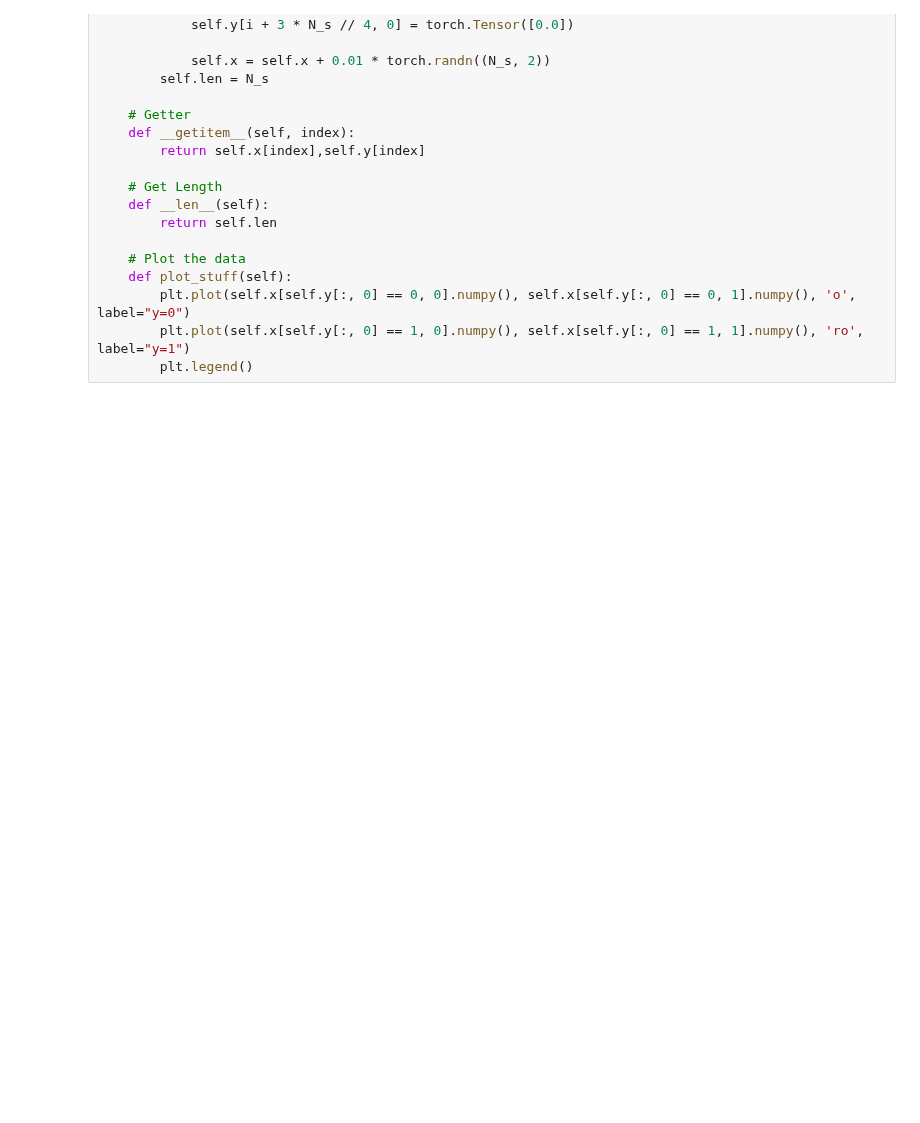
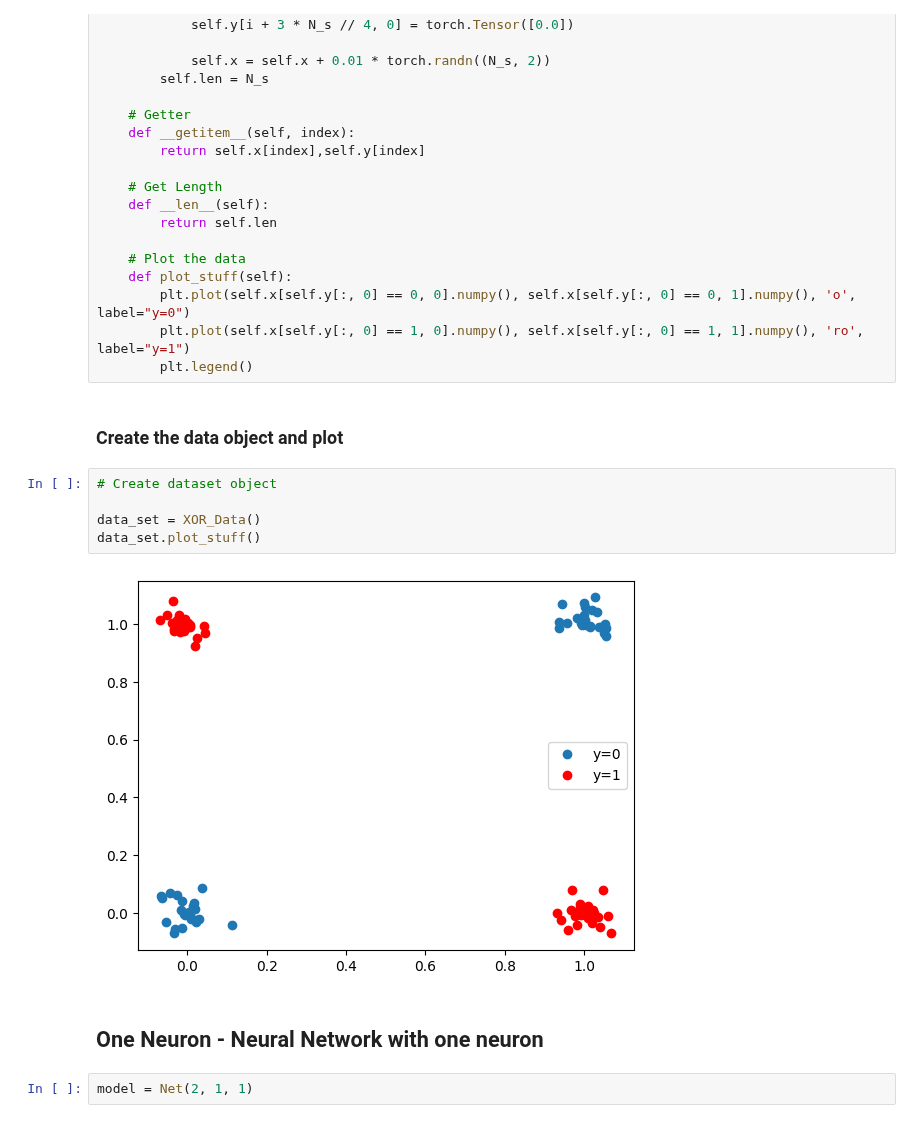
Before and after one commit to AjBorbzz/DataScience_AI_ML, a Jupyter notebook: PyTorch/IBM_Pytorch/DeepLearning_with_Pytorch/Neural_Network_One_Hidden_layer.ipynb, the cells around one changed output. Drawn from its saved outputs; the diff is of its cells as text; blank space fills up the shorter version.

Commit message:
One neuron and train

```diff
--- a/PyTorch/IBM_Pytorch/DeepLearning_with_Pytorch/Neural_Network_One_Hidden_layer.ipynb
+++ b/PyTorch/IBM_Pytorch/DeepLearning_with_Pytorch/Neural_Network_One_Hidden_layer.ipynb
@@ -134,3 +134,16 @@ class XOR_Data(Dataset):
         plt.plot(self.x[self.y[:, 0] == 0, 0].numpy(), self.x[self.y[:, 0] == 0, 1].numpy(), 'o', label="y=0")
         plt.plot(self.x[self.y[:, 0] == 1, 0].numpy(), self.x[self.y[:, 0] == 1, 1].numpy(), 'ro', label="y=1")
         plt.legend()
+# %% [markdown]
+### Create the data object and plot
+# %%
+# Create dataset object
+
+data_set = XOR_Data()
+data_set.plot_stuff()
+# %% [output]
+[figure, added]
+# %% [markdown]
+## One Neuron - Neural Network with one neuron
+# %%
+model = Net(2, 1, 1)
```
Also changed, not shown: parts of 4 cells of this notebook.
